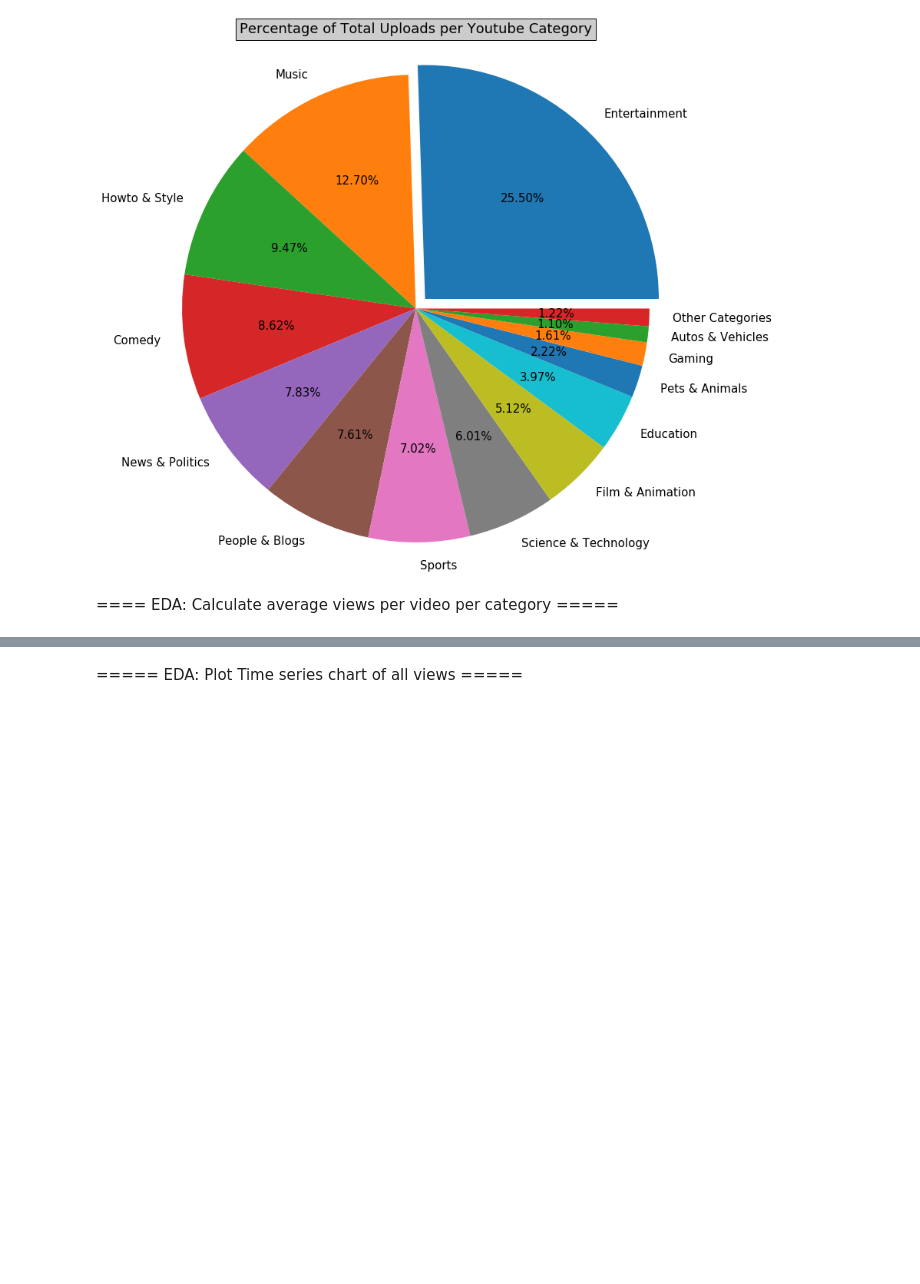
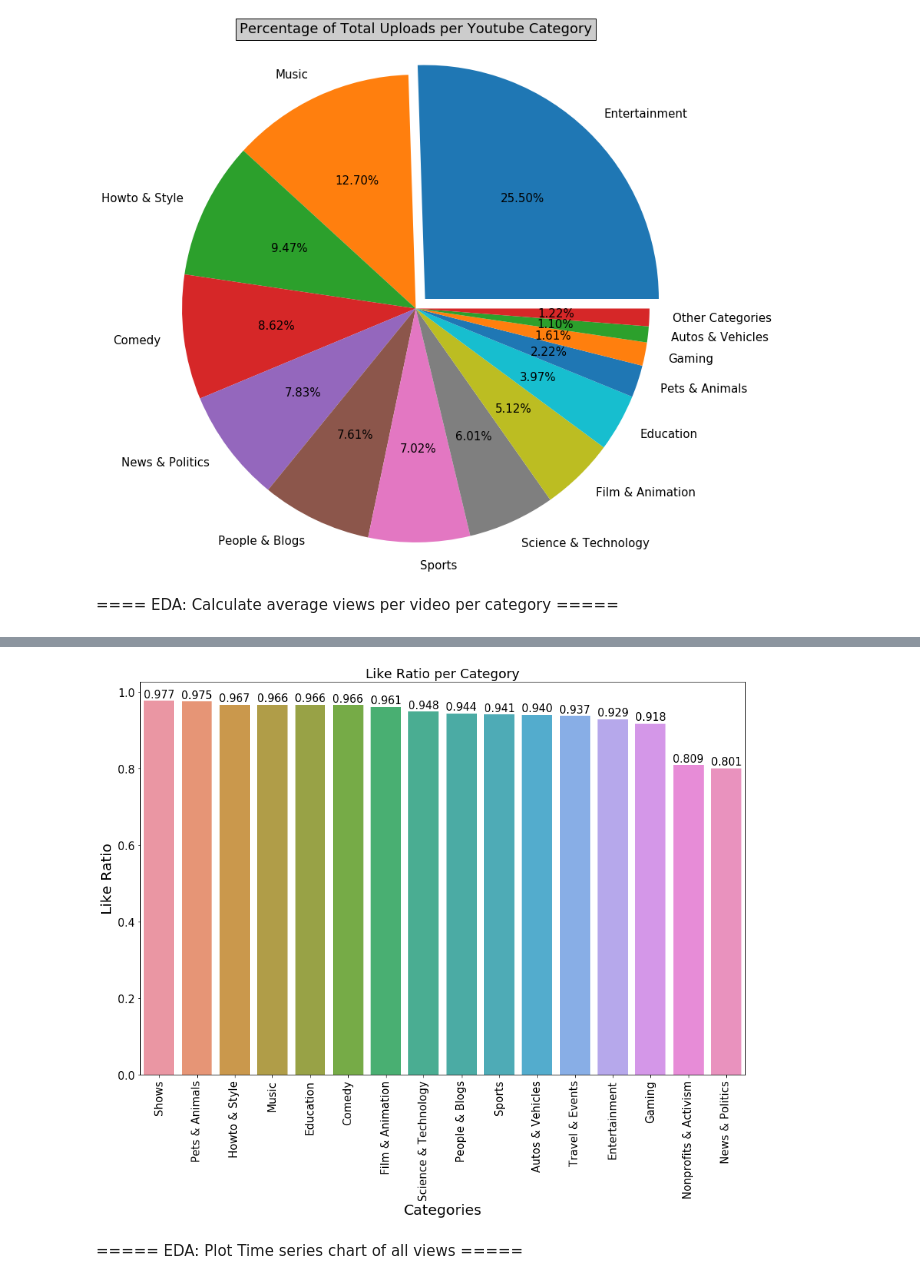
Before and after one commit to NickBoller/NickBoller.github.io, a Jupyter notebook: Final Project.ipynb, the cells around one changed output, grey strips where cells are left out. Cells and saved outputs as stored; diff of their text form; code cells hidden in the pictures; blank space fills up the shorter version.

```diff
--- a/Final Project.ipynb
+++ b/Final Project.ipynb
@@ -190,3 +218,60 @@ plt.show()
+# %%
+# Add a like ratio column to the dataframe
+like_ratio = []
+for index, row in yt_videos.iterrows():
+    divisor = row['likes'] + row['dislikes']
+
+    # Handle instances of no likes and dislikes by setting it equal to -1
+    if divisor > 0:
+        like_ratio.append(row['likes']/divisor)
+    else:
+        like_ratio.append(-1)
+
+yt_videos['like_ratio'] = like_ratio
+
+# Calculate the average like ratio for each category
+like_ratio_by_category = {k: [0,0] for k in yt_videos['category_id']}
+
+# Calculate the like ratio by summing all likes per category and dividing by likes and dislikes
+for index, row in yt_videos.iterrows():
+    like_ratio_by_category[row['category_id']][0] += row['likes']
+    like_ratio_by_category[row['category_id']][1] += row['dislikes']
+
+for k, v in like_ratio_by_category.items():
+    like_ratio_by_category[k].append(v[0]/(v[0]+v[1]))
+
+# Sort the categories in descending order by average views per video
+categories_sorted_by_like_ratio = sorted(like_ratio_by_category.items(), key=lambda x: x[1][2], reverse=True)
+
+# Organize the data for the bar chart into a new dictionary
+like_ratio_dict = {category_key[x[0]]:x[1][2] for x in categories_sorted_by_like_ratio}
+
+# Create a dataframe from the dictionary
+like_ratio_df = pd.DataFrame(columns=['category', 'like_ratio'])
+like_ratio_df['category'] = [k for k in like_ratio_dict.keys()]
+like_ratio_df['like_ratio'] = [v for v in like_ratio_dict.values()]
+
+# Plot the graph
+plt.figure(figsize=(15,10))
+splot = sns.barplot(x="category",y="like_ratio",data=like_ratio_df)
+
+# Set the title and axis labels
+splot.set_title("Like Ratio per Category")
+splot.set_xlabel('Categories',fontsize = 20)
+splot.set_ylabel('Like Ratio',fontsize = 20 )
+
+# Rotate the x labels 90 degrees
+splot.set_xticklabels(splot.get_xticklabels(), rotation=90)
+
+# Add value annotations above each bar
+for p in splot.patches:
+    splot.annotate(format(p.get_height(), '.3f'),
+                   (p.get_x() + p.get_width() / 2., p.get_height()),
+                   ha = 'center', va = 'center',
+                   xytext = (0, 9),
+                   textcoords = 'offset points')
+# %% [output]
+[figure, added]
 # %% [markdown]
 ===== EDA: Plot Time series chart of all views =====
 # %%
```
Also changed, not shown: parts of 15 cells of this notebook.
